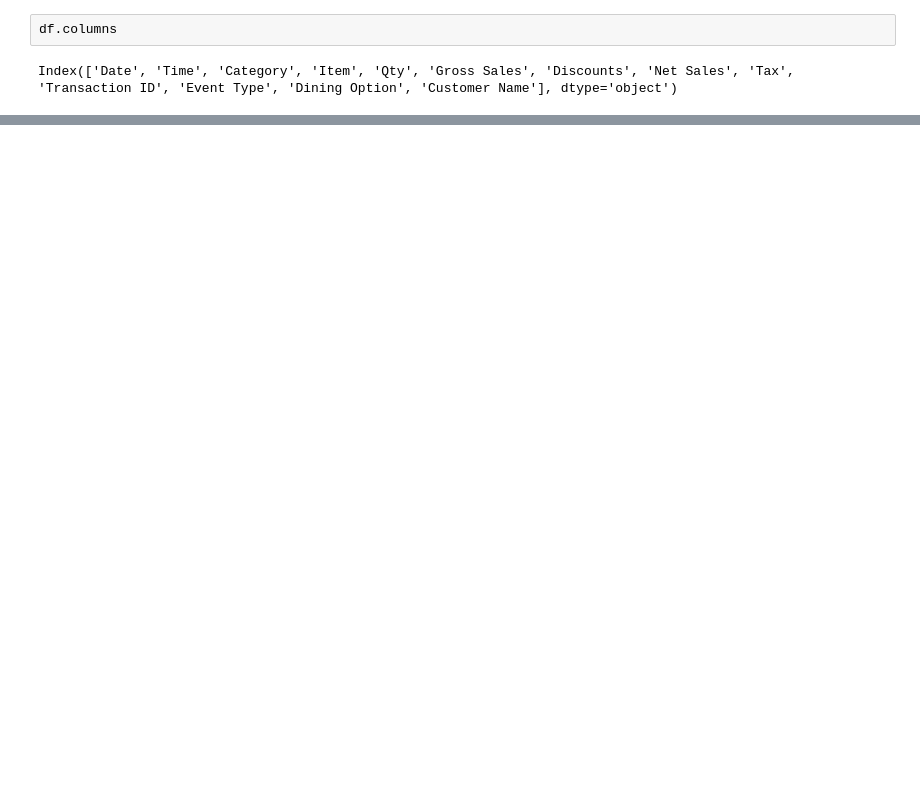
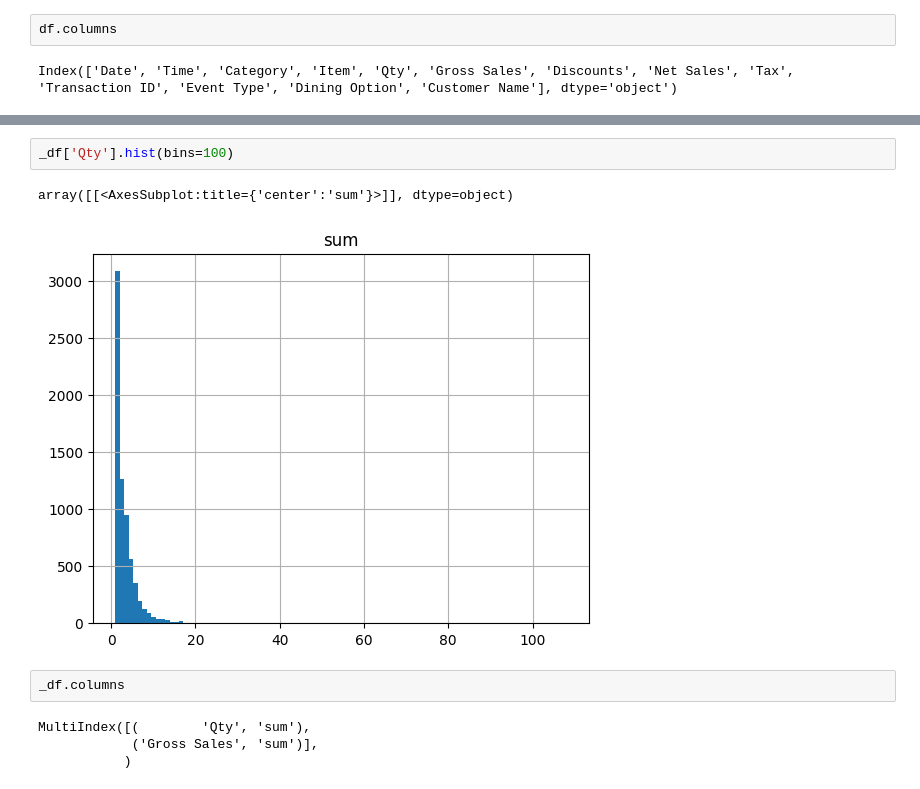
Before and after one commit to pympk/py379, a Jupyter notebook: bb/item_sale_group.ipynb, the cells around one changed output, grey strips where cells are left out. Drawn from its saved outputs; the diff is of its cells as text; blank space fills up the shorter version.

```diff
--- a/bb/item_sale_group.ipynb
+++ b/bb/item_sale_group.ipynb
@@ -95,0 +135,11 @@ sales_by_TransID
+# %%
+_df['Qty'].hist(bins=100)
+# %% [output]
+array([[<AxesSubplot:title={'center':'sum'}>]], dtype=object)
+[figure, added]
+# %%
+_df.columns
+# %% [output]
+MultiIndex([(        'Qty', 'sum'),
+            ('Gross Sales', 'sum')],
+           )
```
Also changed, not shown: parts of 20 cells of this notebook.
